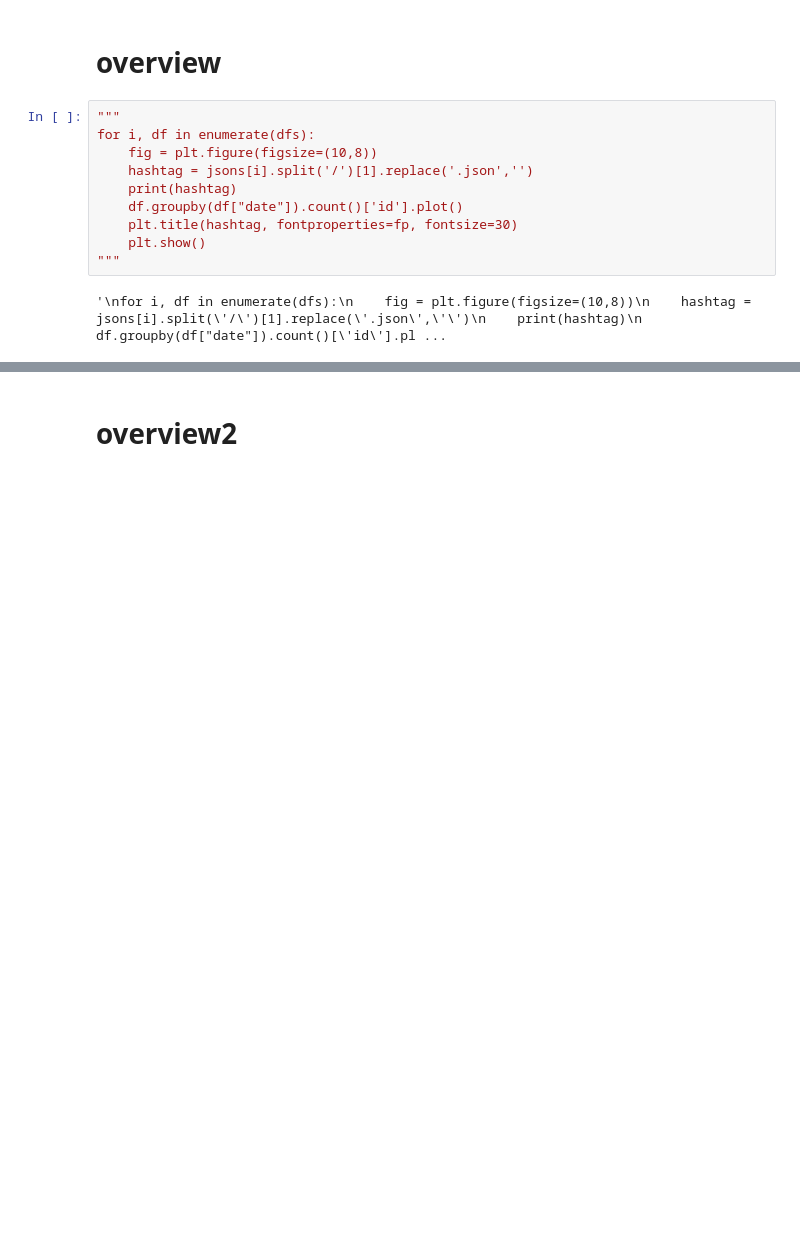
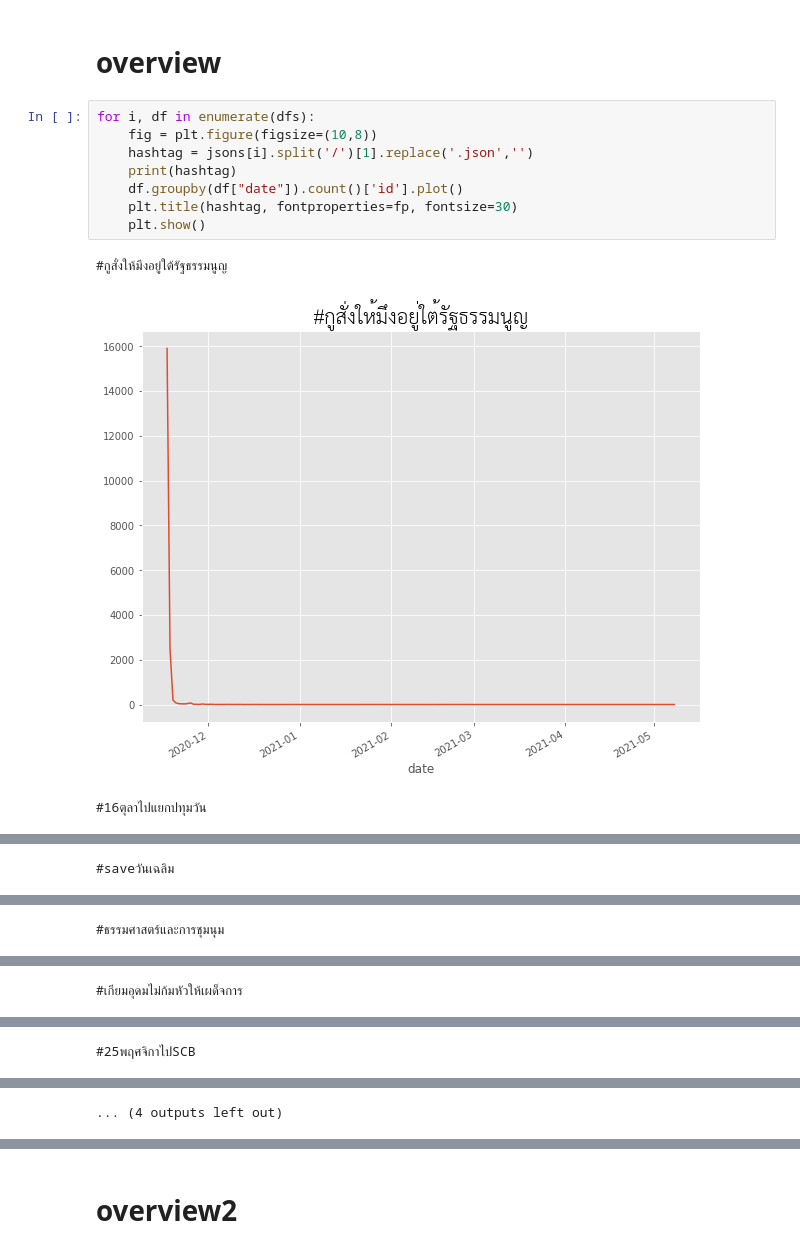
Before and after one commit to nozomiyamada/twitter_analysis, a Jupyter notebook: processing.ipynb, the cells around one changed output, grey strips where cells are left out. Saved outputs shown, nothing was run; the diff lists cells and outputs as text; blank space fills up the shorter version.

```diff
--- a/processing.ipynb
+++ b/processing.ipynb
@@ -75,14 +76,14 @@ Name: created_at, Length: 19065, dtype: object
 # %% [markdown]
 # overview
 # %%
-"""
 for i, df in enumerate(dfs):
     fig = plt.figure(figsize=(10,8))
     hashtag = jsons[i].split('/')[1].replace('.json','')
     print(hashtag)
     df.groupby(df["date"]).count()['id'].plot()
     plt.title(hashtag, fontproperties=fp, fontsize=30)
     plt.show()
-"""
 # %% [output]
-'\nfor i, df in enumerate(dfs):\n    fig = plt.figure(figsize=(10,8))\n    hashtag = jsons[i].split(\'/\')[1].replace(\'.json\',\'\')\n    print(hashtag)\n    df.groupby(df["date"]).count()[\'id\'].pl ...
+#กูสั่งให้มึงอยู่ใต้รัฐธรรมนูญ
+[figure, added]
+#16ตุลาไปแยกปทุมวัน
@@ -88,0 +91 @@ for i, df in enumerate(dfs):
+#saveวันเฉลิม
@@ -88,0 +93 @@ for i, df in enumerate(dfs):
+#ธรรมศาสตร์และการชุมนุม
@@ -88,0 +95 @@ for i, df in enumerate(dfs):
+#เกียมอุดมไม่ก้มหัวให้เผด็จการ
@@ -88,0 +97 @@ for i, df in enumerate(dfs):
+#25พฤศจิกาไปSCB
@@ -89 +99,2 @@ for i, df in enumerate(dfs):
+... (4 outputs left out)
 # %%
```
Also changed, not shown: parts of 9 cells of this notebook, 3 other files.
